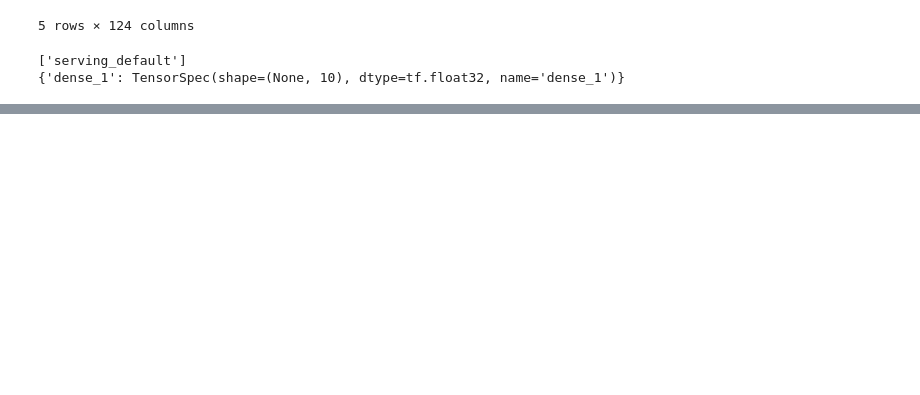
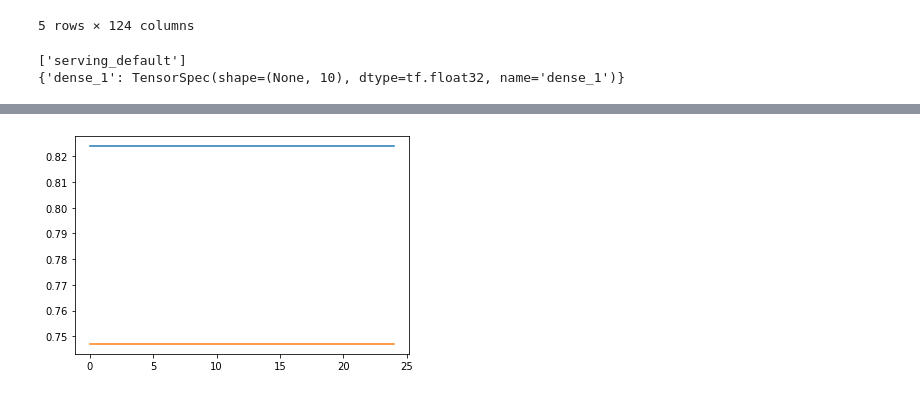
Before and after one commit to namiwa/EG3301R, a Jupyter notebook: Local_model_training.ipynb, the cells around one changed output, grey strips where cells are left out. Cells and saved outputs as stored; diff of their text form; code cells hidden in the pictures; blank space fills up the shorter version.

```diff
--- a/Local_model_training.ipynb
+++ b/Local_model_training.ipynb
@@ -54,0 +199,10 @@ NameError: name 'Image' is not defined
+# %%
+# Case 1: Testing with CNN
+from tensorflow.keras import Sequential
+from tensorflow.keras.layers import Dense, Dropout, Conv1D, MaxPooling1D, Flatten
+from tensorflow.keras.optimizers import Adam
+from tensorflow.keras.losses import MeanSquaredError
+
+BATCH_SIZE = 7
+INPUT_SHAPE = norm_final.shape
+print(INPUT_SHAPE)
@@ -54,0 +211,19 @@ NameError: name 'Image' is not defined
+# %%
+# Building CNN model
+
+print('Buidling Model')
+input_layer = Conv1D(filters=64, kernel_size=1, activation='relu',input_shape=(8, 1))
+max_pooling2d = tf.keras.layers.MaxPool1D()
+dropout_layer = tf.keras.layers.Dropout(0.2)
+dense = tf.keras.layers.Dense(1, activation=tf.nn.softmax)
+
+cnn = Sequential([
+    input_layer,
+    max_pooling2d,
+    dropout_layer,
+    dense
+])
+
+print('Compiling pretrained model')
+base_learning_rate = 1e-3
+cnn.compile(loss='mae', optimizer='rmsprop', metrics=['mse'])
@@ -54,0 +233,10 @@ NameError: name 'Image' is not defined
+# %%
+Xtrain = np.expand_dims(norm_final,axis=-1)
+Ytrain = np.expand_dims(power_final,axis=-1)
+
+history = cnn.fit(
+  Xtrain,
+  Ytrain,
+  batch_size=BATCH_SIZE,
+  epochs=25,
+  validation_split=0.2)
@@ -54,0 +261,7 @@ NameError: name 'Image' is not defined
+# %%
+# Plot history: MAE
+plt.plot(history.history['loss'], label='MAE (training data)')
+plt.plot(history.history['val_loss'], label='MAE (validation data)')
+plt.show()
+# %% [output]
+[figure, added]
```
Also changed, not shown: parts of 25 cells of this notebook, 5 other files.
